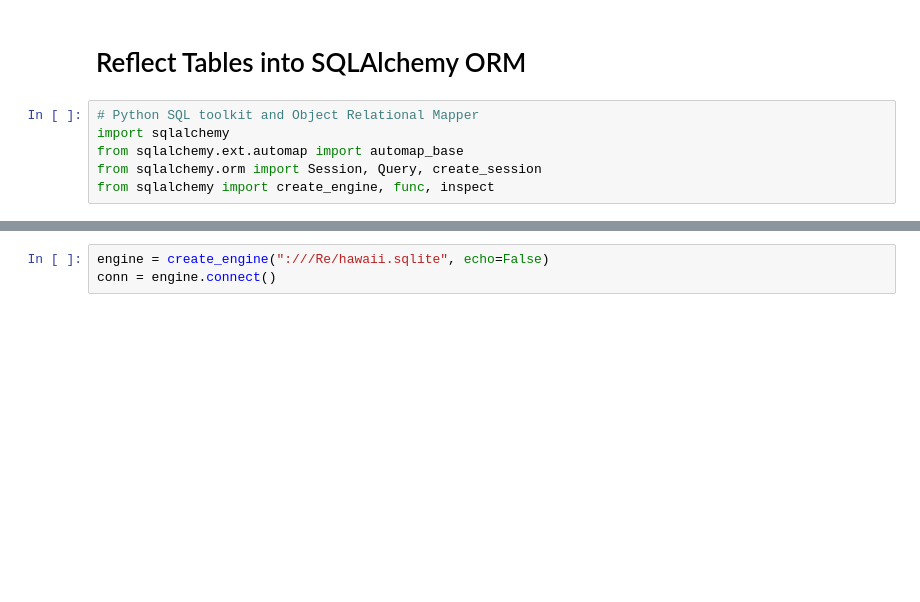
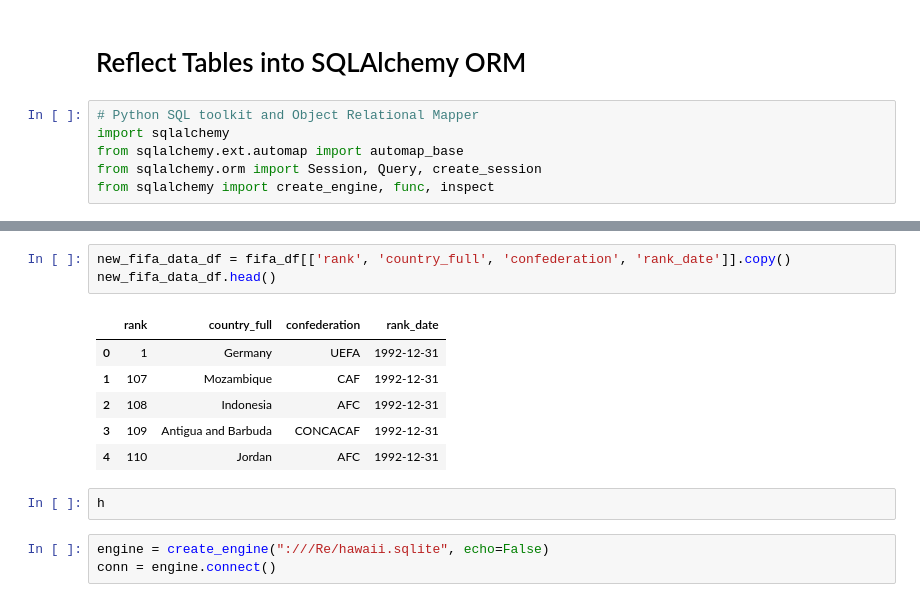
Before and after one commit to nakozo97/ETL_project_group_c, a Jupyter notebook: FIFA/fifa_rankings.ipynb, the cells around one changed output, grey strips where cells are left out. Cells and saved outputs as stored; diff of their text form; blank space fills up the shorter version.

```diff
--- a/FIFA/fifa_rankings.ipynb
+++ b/FIFA/fifa_rankings.ipynb
@@ -14,3 +27,15 @@ from sqlalchemy import create_engine, func, inspect
+# %%
+new_fifa_data_df = fifa_df[['rank', 'country_full', 'confederation', 'rank_date']].copy()
+new_fifa_data_df.head()
+# %% [output]
+|  | rank | country_full | confederation | rank_date |
+| 0 | 1 | Germany | UEFA | 1992-12-31 |
+| 1 | 107 | Mozambique | CAF | 1992-12-31 |
+| 2 | 108 | Indonesia | AFC | 1992-12-31 |
+| 3 | 109 | Antigua and Barbuda | CONCACAF | 1992-12-31 |
+| 4 | 110 | Jordan | AFC | 1992-12-31 |
+# %%
+h
 # %%
 engine = create_engine(":///Re/hawaii.sqlite", echo=False)
 conn = engine.connect()
```
Also changed, not shown: parts of 14 cells of this notebook.
